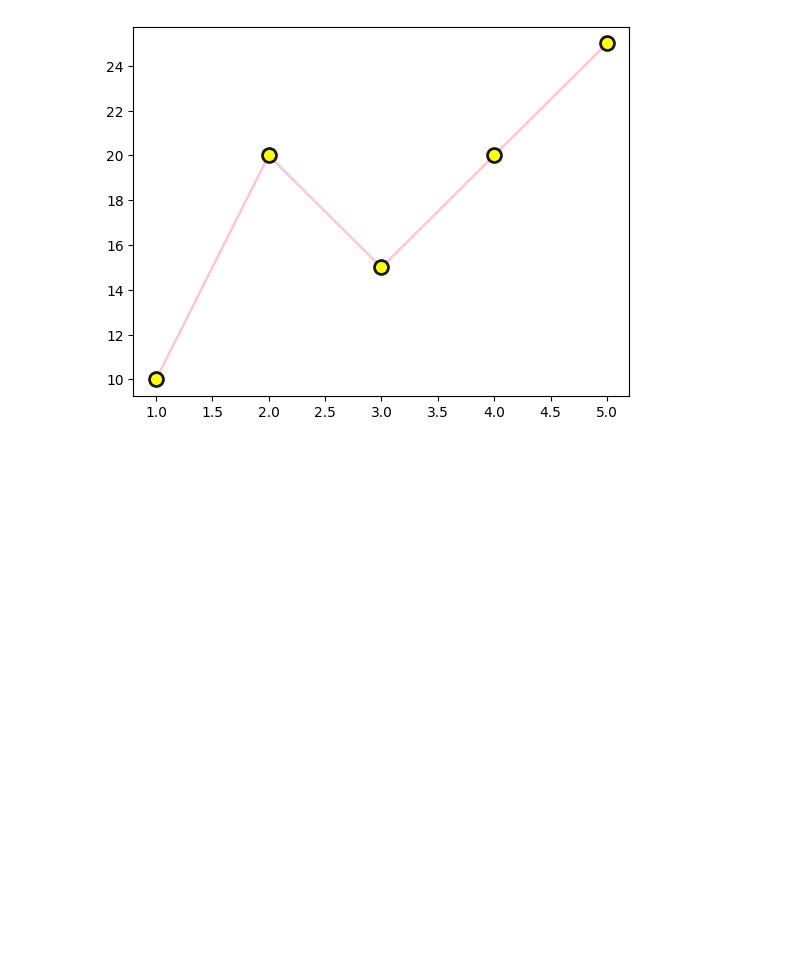
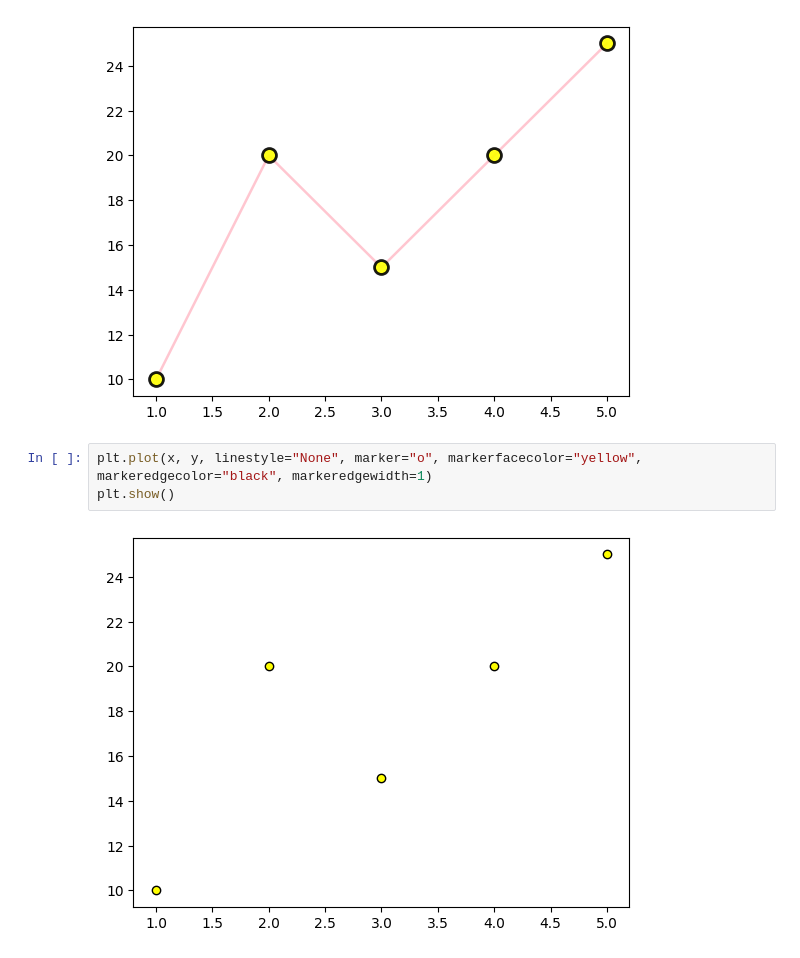
Before and after one commit to akash-ramasani/Matplotlib, a Jupyter notebook: notebooks/01_.plot.ipynb, the cells around one changed output. Saved outputs shown, nothing was run; the diff lists cells and outputs as text; blank space fills up the shorter version.

Commit message:
plots

```diff
--- a/notebooks/01_.plot.ipynb
+++ b/notebooks/01_.plot.ipynb
@@ -193,3 +193,8 @@ plt.plot(x, y, color="pink", linewidth=1.8, linestyle="-", marker="o", markerfac
 plt.show()
 # %% [output]
 [figure]
+# %%
+plt.plot(x, y, linestyle="None", marker="o", markerfacecolor="yellow", markeredgecolor="black", markeredgewidth=1)
+plt.show()
+# %% [output]
+[figure, added]
```
Also changed, not shown: 5 other files.
